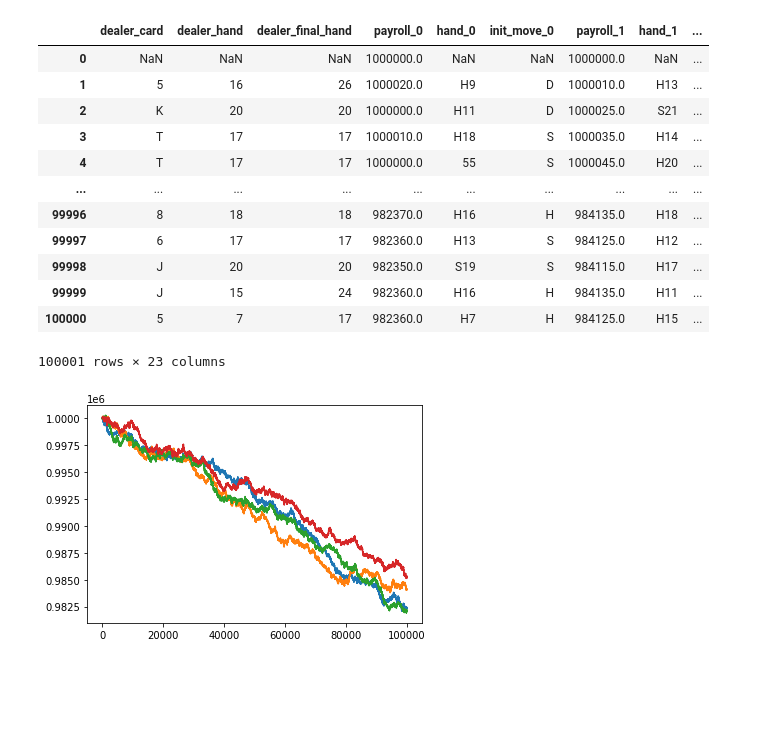
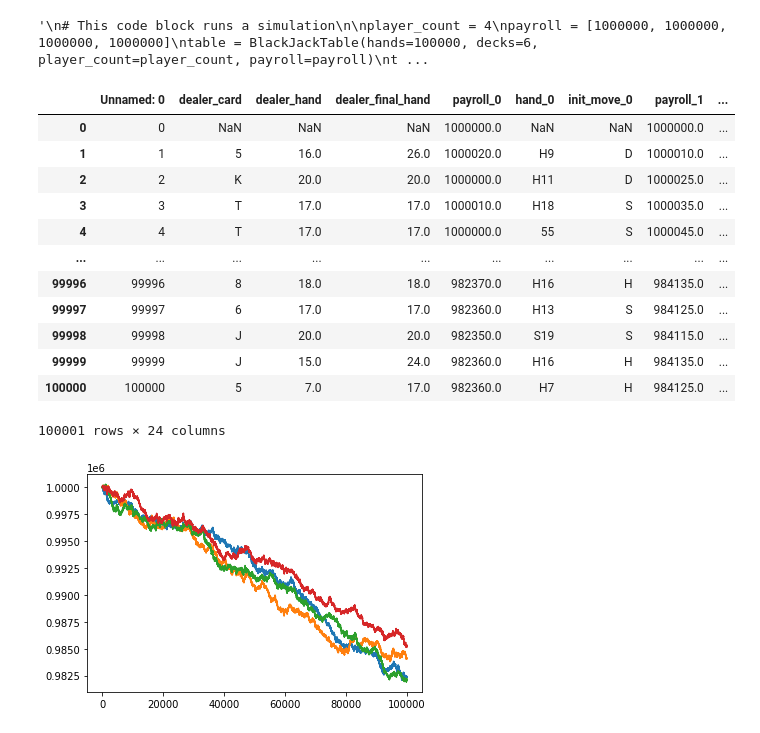
Before and after one commit to tliggett/blackjack, a Jupyter notebook: scripts/hand_values.ipynb, the cells around one changed output. Saved outputs shown, nothing was run; the diff lists cells and outputs as text; code cells hidden in the pictures; blank space fills up the shorter version.

```diff
--- a/scripts/hand_values.ipynb
+++ b/scripts/hand_values.ipynb
@@ -5,4 +7,12 @@ from pyjack21.game import BlackJackTable
 # %%
+'''
+# This code block runs a simulation
+
 player_count = 4
 payroll = [1000000, 1000000, 1000000, 1000000]
 table = BlackJackTable(hands=100000, decks=6, player_count=player_count, payroll=payroll)
+table.run()
+blackjack_data = table.df
+'''
+# %% [output]
+'\n# This code block runs a simulation\n\nplayer_count = 4\npayroll = [1000000, 1000000, 1000000, 1000000]\ntable = BlackJackTable(hands=100000, decks=6, player_count=player_count, payroll=payroll)\nt ...
@@ -11,16 +18,0 @@ table.run()
-# %%
-table.df
-# %% [output]
-|  | dealer_card | dealer_hand | dealer_final_hand | payroll_0 | hand_0 | init_move_0 | payroll_1 | hand_1 | ... |
-| 0 | NaN | NaN | NaN | 1000000.0 | NaN | NaN | 1000000.0 | NaN | ... |
-| 1 | 5 | 16 | 26 | 1000020.0 | H9 | D | 1000010.0 | H13 | ... |
-| 2 | K | 20 | 20 | 1000000.0 | H11 | D | 1000025.0 | S21 | ... |
-| 3 | T | 17 | 17 | 1000010.0 | H18 | S | 1000035.0 | H14 | ... |
-| 4 | T | 17 | 17 | 1000000.0 | 55 | S | 1000045.0 | H20 | ... |
-| ... | ... | ... | ... | ... | ... | ... | ... | ... | ... |
-| 99996 | 8 | 18 | 18 | 982370.0 | H16 | H | 984135.0 | H18 | ... |
-| 99997 | 6 | 17 | 17 | 982360.0 | H13 | S | 984125.0 | H12 | ... |
-| 99998 | J | 20 | 20 | 982350.0 | S19 | S | 984115.0 | H17 | ... |
-| 99999 | J | 15 | 24 | 982360.0 | H16 | H | 984135.0 | H11 | ... |
-| 100000 | 5 | 7 | 17 | 982360.0 | H7 | H | 984125.0 | H15 | ... |
-100001 rows × 23 columns
@@ -27 +21,17 @@ table.df
+# %%
+blackjack_data
+# %% [output]
+|  | Unnamed: 0 | dealer_card | dealer_hand | dealer_final_hand | payroll_0 | hand_0 | init_move_0 | payroll_1 | ... |
+| 0 | 0 | NaN | NaN | NaN | 1000000.0 | NaN | NaN | 1000000.0 | ... |
+| 1 | 1 | 5 | 16.0 | 26.0 | 1000020.0 | H9 | D | 1000010.0 | ... |
+| 2 | 2 | K | 20.0 | 20.0 | 1000000.0 | H11 | D | 1000025.0 | ... |
+| 3 | 3 | T | 17.0 | 17.0 | 1000010.0 | H18 | S | 1000035.0 | ... |
+| 4 | 4 | T | 17.0 | 17.0 | 1000000.0 | 55 | S | 1000045.0 | ... |
+| ... | ... | ... | ... | ... | ... | ... | ... | ... | ... |
+| 99996 | 99996 | 8 | 18.0 | 18.0 | 982370.0 | H16 | H | 984135.0 | ... |
+| 99997 | 99997 | 6 | 17.0 | 17.0 | 982360.0 | H13 | S | 984125.0 | ... |
+| 99998 | 99998 | J | 20.0 | 20.0 | 982350.0 | S19 | S | 984115.0 | ... |
+| 99999 | 99999 | J | 15.0 | 24.0 | 982360.0 | H16 | H | 984135.0 | ... |
+| 100000 | 100000 | 5 | 7.0 | 17.0 | 982360.0 | H7 | H | 984125.0 | ... |
+100001 rows × 24 columns
 # %%
```
Also changed, not shown: parts of 9 cells of this notebook, 3 other files.
